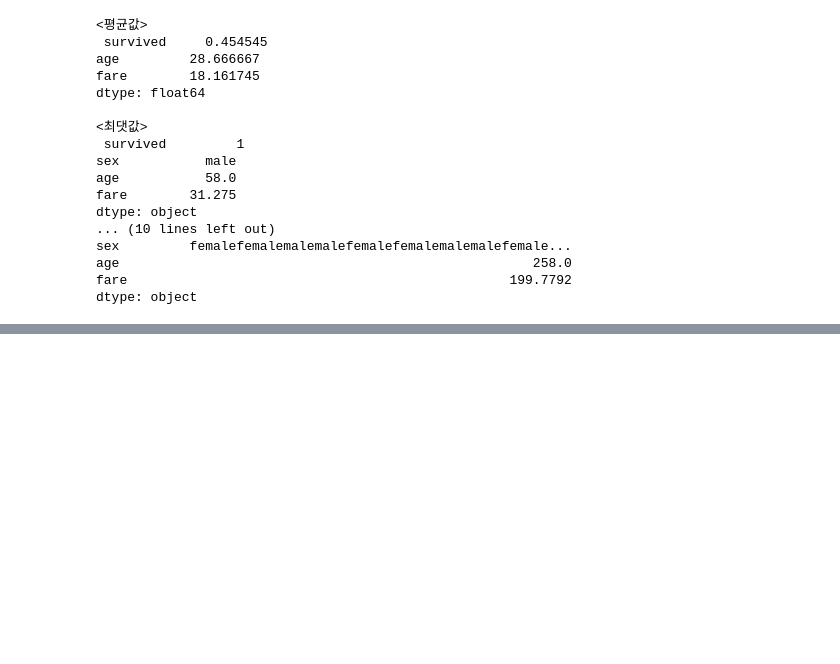
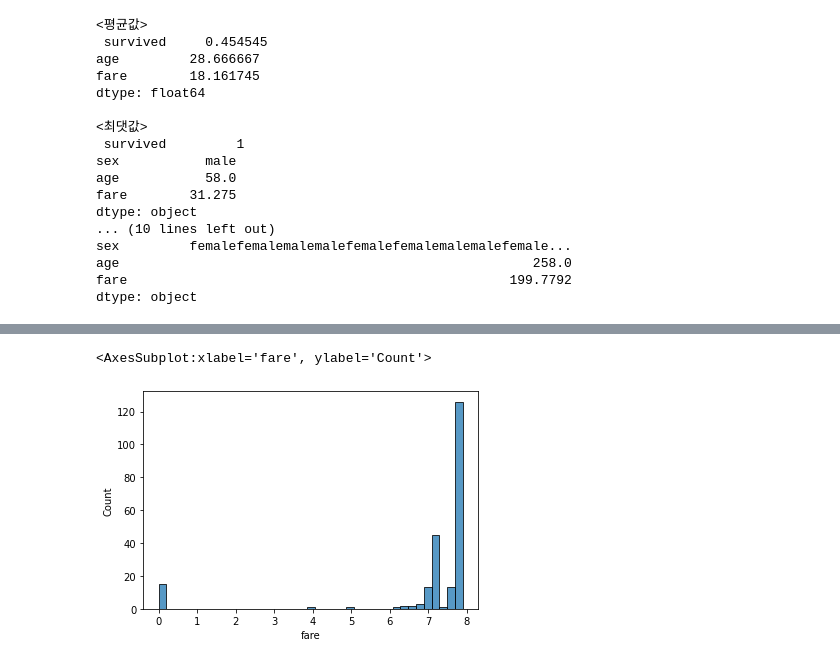
Before and after one commit to jinubot07/LikeLion_13th_DataCourse, a Jupyter notebook: web_visualization/20210916_pd_sns[MAC].ipynb, the cells around one changed output, grey strips where cells are left out. Drawn from its saved outputs; the diff is of its cells as text; code cells hidden in the pictures; blank space fills up the shorter version.

```diff
--- a/web_visualization/20210916_pd_sns[MAC].ipynb
+++ b/web_visualization/20210916_pd_sns[MAC].ipynb
@@ -745,0 +903,4 @@ dtype: object
+# %%
+import seaborn as sns
+data = sns.load_dataset("titanic")
+data
@@ -745,0 +938,13 @@ dtype: object
+# %%
+data_fare01 = data.loc[ (data.fare>=0) & (data.fare<7.9104) , :  ]
+print(data_fare01.shape)
+data_fare01.head()
+
+data_fare02 = data.loc[ (data.fare>=7.9104) & (data.fare<14.4542) , :  ]
+data_fare02.head()
+
+data_fare03 = data.loc[ (data.fare>=14.4542) & (data.fare<31) , :  ]
+data_fare03.head()
+
+data_fare04 = data.loc[ (data.fare>=31) & (data.fare<512) , :  ]
+data_fare04.head()
@@ -745,0 +959,5 @@ dtype: object
+# %%
+sns.histplot(data_fare01['fare'])
+# %% [output]
+<AxesSubplot:xlabel='fare', ylabel='Count'>
+[figure, added]
```
Also changed, not shown: parts of 46 cells of this notebook, 1 other file.
